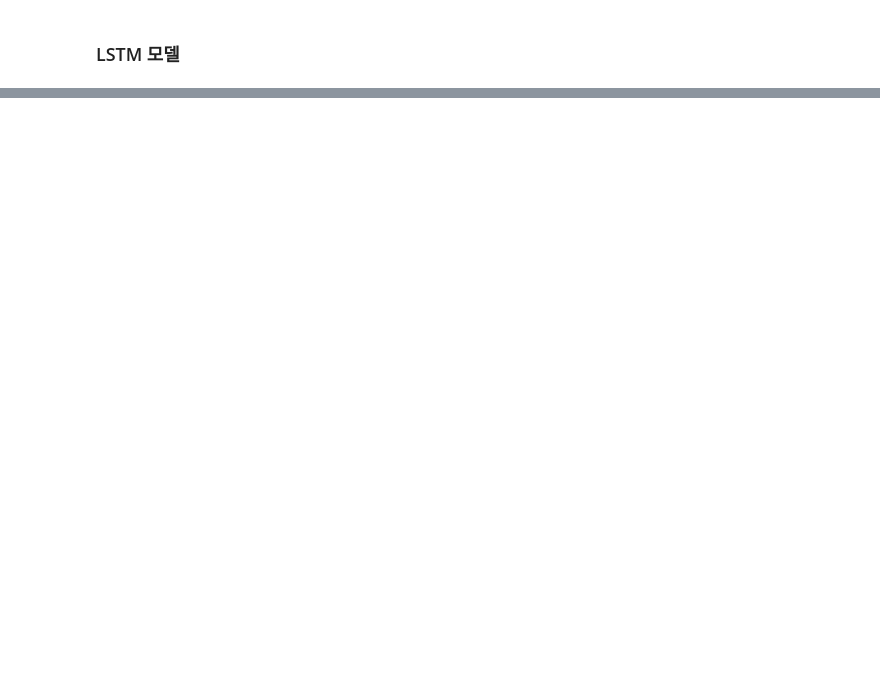
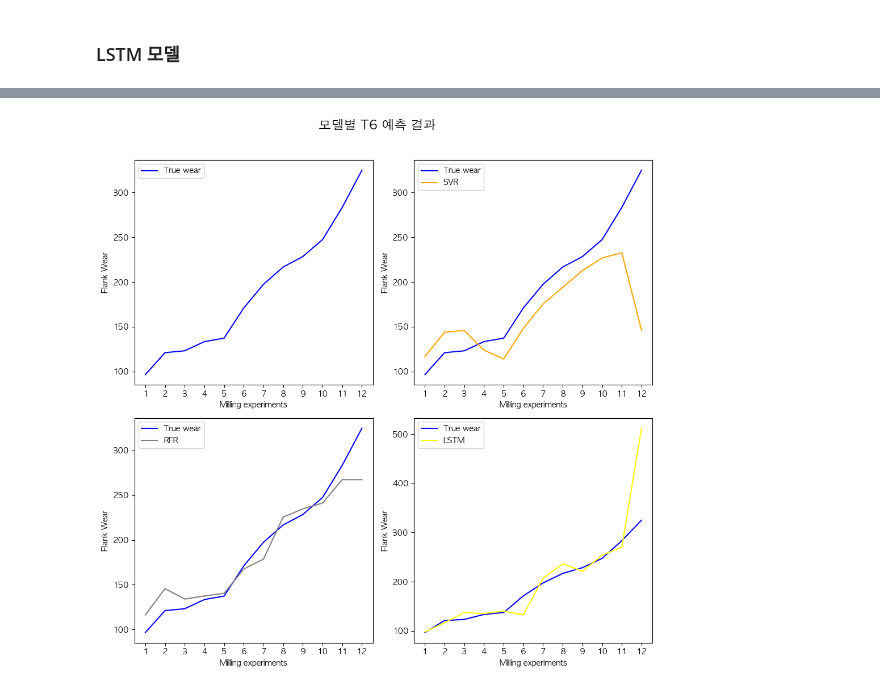
Before and after one commit to ssupecial/cnc-toolwear-predict, a Jupyter notebook: model.ipynb, the cells around one changed output, grey strips where cells are left out. Cells and saved outputs as stored; diff of their text form; code cells hidden in the pictures; blank space fills up the shorter version.

```diff
--- a/model.ipynb
+++ b/model.ipynb
@@ -205,0 +1202,13 @@ Epoch [500/500], Loss: 0.1347
+# %%
+# RFR
+params = {
+    'n_estimators': rfr_random_search.best_params_['n_estimators'],
+    'min_samples_split': rfr_random_search.best_params_['min_samples_split'],
+    'min_samples_leaf': rfr_random_search.best_params_['min_samples_leaf'],
+    'bootstrap': rfr_random_search.best_params_['bootstrap'],
+    'random_state': 42
+}
+
+print(params)
+
+rfr_aef_results = result_of_T5toT8('RFR', params, X_AEF, y)
@@ -205,0 +1402,30 @@ Epoch [500/500], Loss: 0.1347
+# %%
+def figure_17(k):
+    fig, axs = plt.subplots(2, 2, figsize=(10, 10))
+    axs = axs.flatten()
+
+
+    axs[0].plot([i for i in range(1, 13)], svr_all_results[f'T{k}'][0], label='True wear', color='blue')
+
+    axs[1].plot([i for i in range(1, 13)], svr_all_results[f'T{k}'][0], label='True wear', color='blue')
+    axs[1].plot([i for i in range(1, 13)], svr_all_results[f'T{k}'][1], label='SVR', color='orange')
+
+    axs[2].plot([i for i in range(1, 13)], svr_all_results[f'T{k}'][0], label='True wear', color='blue')
+    axs[2].plot([i for i in range(1, 13)], rfr_all_results[f'T{k}'][1], label='RFR', color='gray')
+
+    axs[3].plot([i for i in range(1, 13)], svr_all_results[f'T{k}'][0], label='True wear', color='blue')
+    axs[3].plot([i for i in range(1, 13)], lstm_all_results[f'T{k}'][1], label='LSTM', color='yellow')
+
+    for i in range(4):
+        axs[i].set_xlabel('Milling experiments')
+        axs[i].set_ylabel('Flank Wear')
+        axs[i].legend()
+        axs[i].set_xticks(ticks=range(1, 13))
+
+
+    fig.suptitle(f'모델별 T{k} 예측 결과', fontsize=16)
+    # 레이아웃 조정
+    plt.tight_layout(rect=[0, 0, 1, 0.96])
+
+    # 그래프 출력
+    plt.show()
@@ -205,0 +1436,4 @@ Epoch [500/500], Loss: 0.1347
+# %%
+figure_17(6)
+# %% [output]
+[figure, added]
```
Also changed, not shown: parts of 89 cells of this notebook, 10 other files.
